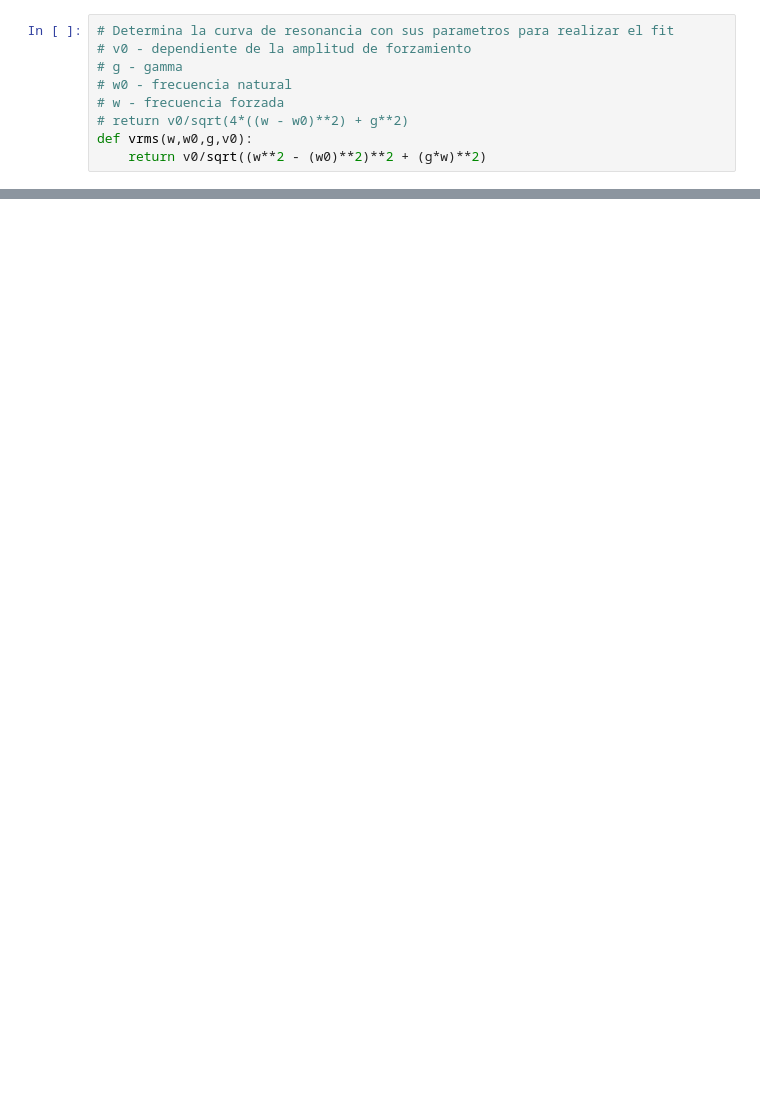
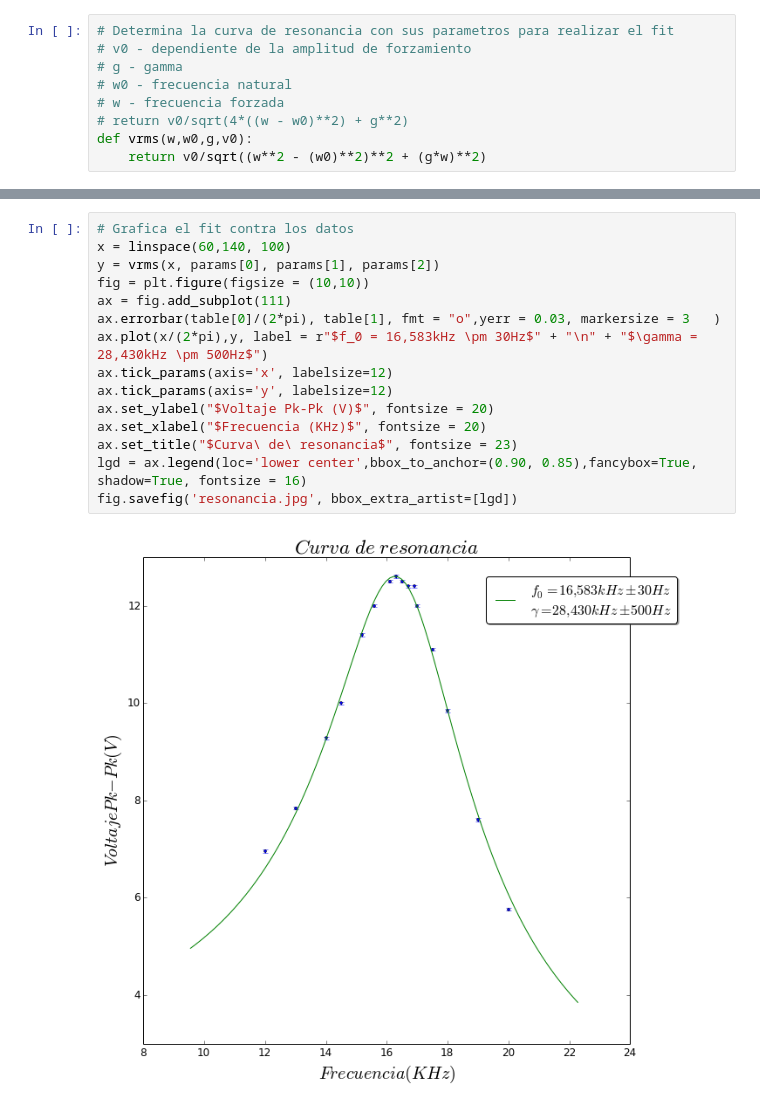
Before and after one commit to jdprada1760/Laboratorio-Intermedio, a Jupyter notebook: Osciloscopio/Osciloscopio.ipynb, the cells around one changed output, grey strips where cells are left out. Drawn from its saved outputs; the diff is of its cells as text; blank space fills up the shorter version.

```diff
--- a/Osciloscopio/Osciloscopio.ipynb
+++ b/Osciloscopio/Osciloscopio.ipynb
@@ -39,0 +50,17 @@ print params, errors
+# %%
+# Grafica el fit contra los datos
+x = linspace(60,140, 100)
+y = vrms(x, params[0], params[1], params[2])
+fig = plt.figure(figsize = (10,10))
+ax = fig.add_subplot(111)
+ax.errorbar(table[0]/(2*pi), table[1], fmt = "o",yerr = 0.03, markersize = 3   )
+ax.plot(x/(2*pi),y, label = r"$f_0 = 16,583kHz \pm 30Hz$" + "\n" + "$\gamma = 28,430kHz \pm 500Hz$")
+ax.tick_params(axis='x', labelsize=12)
+ax.tick_params(axis='y', labelsize=12)
+ax.set_ylabel("$Voltaje Pk-Pk (V)$", fontsize = 20)
+ax.set_xlabel("$Frecuencia (KHz)$", fontsize = 20)
+ax.set_title("$Curva\ de\ resonancia$", fontsize = 23)
+lgd = ax.legend(loc='lower center',bbox_to_anchor=(0.90, 0.85),fancybox=True, shadow=True, fontsize = 16)
+fig.savefig('resonancia.jpg', bbox_extra_artist=[lgd])
+# %% [output]
+[figure, added]
```
Also changed, not shown: parts of 27 cells of this notebook, 4 other files.
